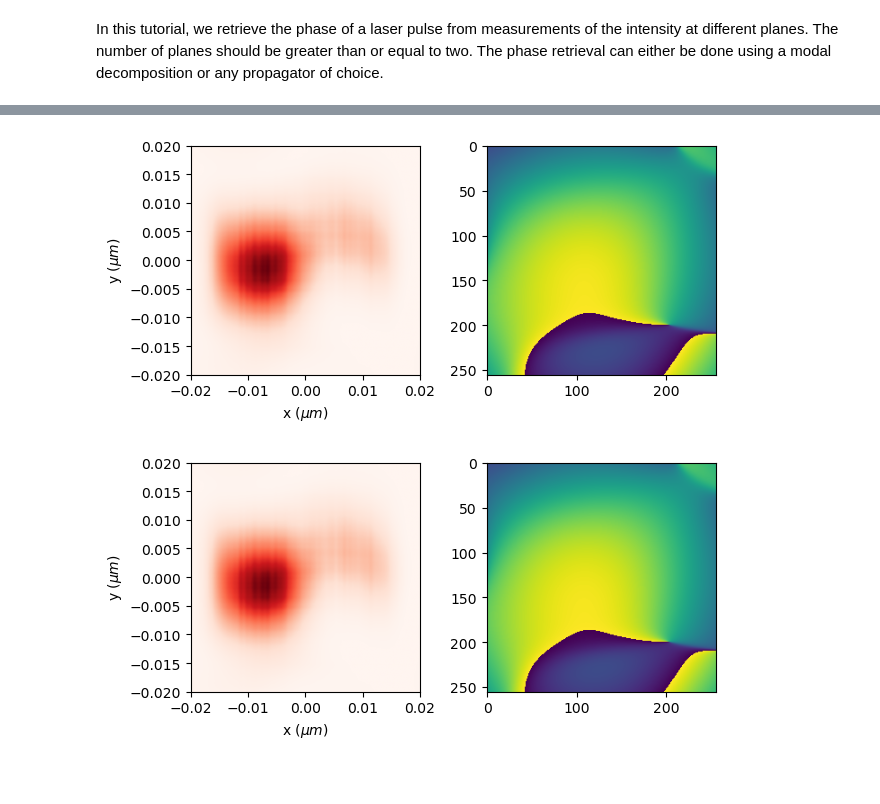
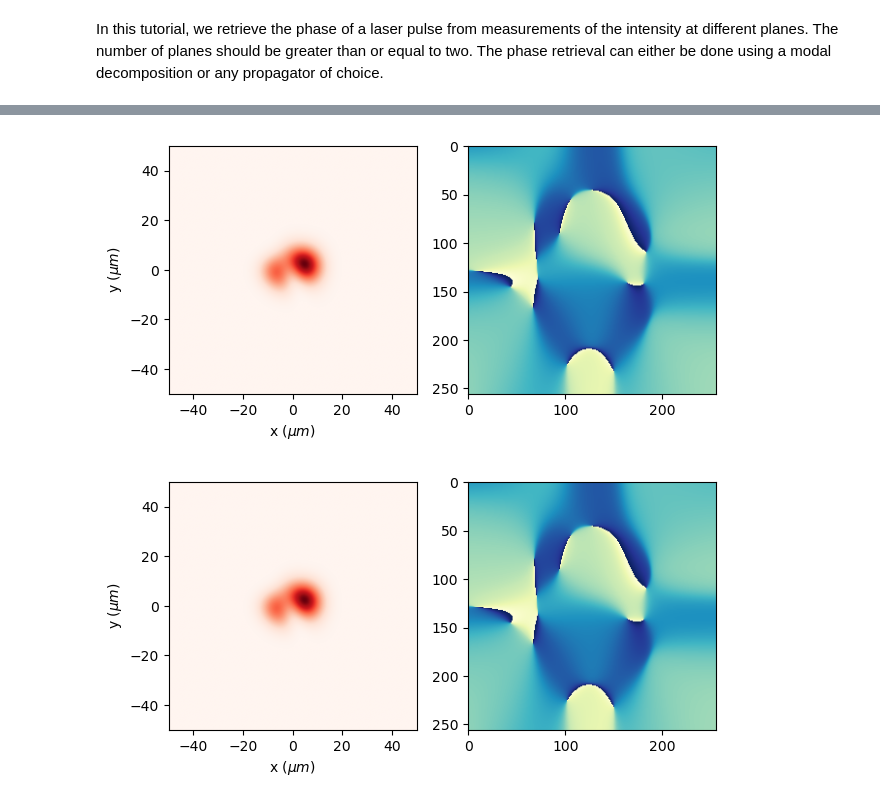
Before and after one commit to LASY-org/lasy, a Jupyter notebook: docs/source/tutorials/gerchberg_saxton_retrieval.ipynb, the cells around one changed output, grey strips where cells are left out. Saved outputs shown, nothing was run; the diff lists cells and outputs as text; code cells hidden in the pictures; blank space fills up the shorter version.

```diff
--- a/docs/source/tutorials/gerchberg_saxton_retrieval.ipynb
+++ b/docs/source/tutorials/gerchberg_saxton_retrieval.ipynb
@@ -31,8 +31,8 @@ omega0 = 2 * np.pi * c / wavelength
 pol = (1, 0)
 
 dimensions = "xyt"  # Use cylindrical geometry
-lo = (-2.0 * spot_size, -2.0 * spot_size, None)  # Lower bounds of the simulation box
-hi = (2.0 * spot_size, 2.0 * spot_size, None)  # Upper bounds of the simulation box
+lo = (-5.0 * spot_size, -5.0 * spot_size, None)  # Lower bounds of the simulation box
+hi = (5.0 * spot_size, 5.0 * spot_size, None)  # Upper bounds of the simulation box
 num_points = (256, 256, 1)  # Number of points in each dimension
 
 long_prof = ContinuousWaveProfile(wavelength)
@@ -49,6 +49,7 @@ laser.show(envelope_type="intensity")  # In this case this is the fluence (CW be
 # Plot the transverse laser profile
 intensity = epsilon_0 * c / 2 * np.abs(laser.grid.get_temporal_field()) ** 2
 fluence = np.sum(intensity, axis=-1).T * laser.grid.dx[-1]
+phase = np.sum(np.angle(laser.grid.get_temporal_field()), axis=-1).T/(np.pi)
 extent = (
     laser.grid.axes[0].min() * 1e6,
     laser.grid.axes[0].max() * 1e6,
@@ -60,8 +61,10 @@ fig,ax = plt.subplots(1,2)
 im = ax[0].imshow(fluence,aspect='equal',extent=extent,cmap='Reds')
 ax[0].set_xlabel(r'x ($\mu m$)')
 ax[0].set_ylabel(r'y ($\mu m$)')
+ax[0].set_title('Transverse intensity profile')
 # fig.colorbar(im, ax=ax[0], label=r"Fluence (J/m$^2$)", location='left', shrink=0.4)
-ax[1].imshow(np.angle(laser.grid.get_temporal_field())/(np.pi), extent=extent, cmap="YlGnBu")
+ax[1].imshow(phase, extent=extent, cmap="YlGnBu")
+ax[1].set_title('Transverse phase profile')
 plt.tight_layout()
 plt.show()
 # %% [output]
@@ -230,43 +249,43 @@ chi2Grad = 0.0000000 %
 # %%
-intensity = epsilon_0 * c / 2 * np.abs(plane1.grid.get_temporal_field()) ** 2
-fluence = np.sum(intensity, axis=-1).T * plane1.grid.dx[-1]
+i = 2
+
+intensity = epsilon_0 * c / 2 * np.abs(field[i].grid.get_temporal_field()) ** 2
+fluence = np.sum(intensity, axis=-1).T * field[i].grid.dx[-1]
 extent = (
-    plane1.grid.axes[0].min() * 1e3,
-    plane1.grid.axes[0].max() * 1e3,
-    plane1.grid.axes[1].min() * 1e3,
-    plane1.grid.axes[1].max() * 1e3,
+    field[i].grid.axes[0].min() * 1e6,
+    field[i].grid.axes[0].max() * 1e6,
+    field[i].grid.axes[1].min() * 1e6,
+    field[i].grid.axes[1].max() * 1e6,
 )
 
 fig,ax = plt.subplots(1,2)
 im = ax[0].imshow(fluence,aspect='equal',extent=extent,cmap='Reds')
 ax[0].set_xlabel(r'x ($\mu m$)')
 ax[0].set_ylabel(r'y ($\mu m$)')
-# fig.colorbar(im, ax=ax[0], label=r"Fluence (J/m$^2$)", location='left', shrink=0.4)
-ax[1].imshow(np.angle(plane1.grid.get_temporal_field()),aspect='equal')
+ax[1].imshow(np.angle(field[i].grid.get_temporal_field()),aspect='equal', cmap="YlGnBu")
 plt.tight_layout()
 plt.show()
 
 
-intensity = epsilon_0 * c / 2 * np.abs(lasers[0].grid.get_temporal_field()) ** 2
-fluence = np.sum(intensity, axis=-1).T * lasers[0].grid.dx[-1]
+intensity = epsilon_0 * c / 2 * np.abs(gs.lasers[i].grid.get_temporal_field()) ** 2
+fluence = np.sum(intensity, axis=-1).T * gs.lasers[i].grid.dx[-1]
 extent = (
-    lasers[0].grid.axes[0].min() * 1e3,
-    lasers[0].grid.axes[0].max() * 1e3,
-    lasers[0].grid.axes[1].min() * 1e3,
-    lasers[0].grid.axes[1].max() * 1e3,
+    gs.lasers[i].grid.axes[0].min() * 1e6,
+    gs.lasers[i].grid.axes[0].max() * 1e6,
+    gs.lasers[i].grid.axes[1].min() * 1e6,
+    gs.lasers[i].grid.axes[1].max() * 1e6,
 )
 
 fig,ax = plt.subplots(1,2)
 im = ax[0].imshow(fluence,aspect='equal',extent=extent,cmap='Reds')
 ax[0].set_xlabel(r'x ($\mu m$)')
 ax[0].set_ylabel(r'y ($\mu m$)')
-# fig.colorbar(im, ax=ax[0], label=r"Fluence (J/m$^2$)", location='left', shrink=0.4)
-ax[1].imshow(np.angle(lasers[0].grid.get_temporal_field()),aspect='equal')
+ax[1].imshow(np.angle(gs.lasers[i].grid.get_temporal_field()),aspect='equal', cmap="YlGnBu")
 plt.tight_layout()
 plt.show()
 # %% [output]
-[figure, old version]
+[figure, new version]
-[figure, old version]
+[figure, new version]
 # %%
 # Plot training and validation log MSE with 10^x format for the y-axis
 def plot_log_mse(chi2, chi2Grad):
```
Also changed, not shown: parts of 11 cells of this notebook, 1 other file.
